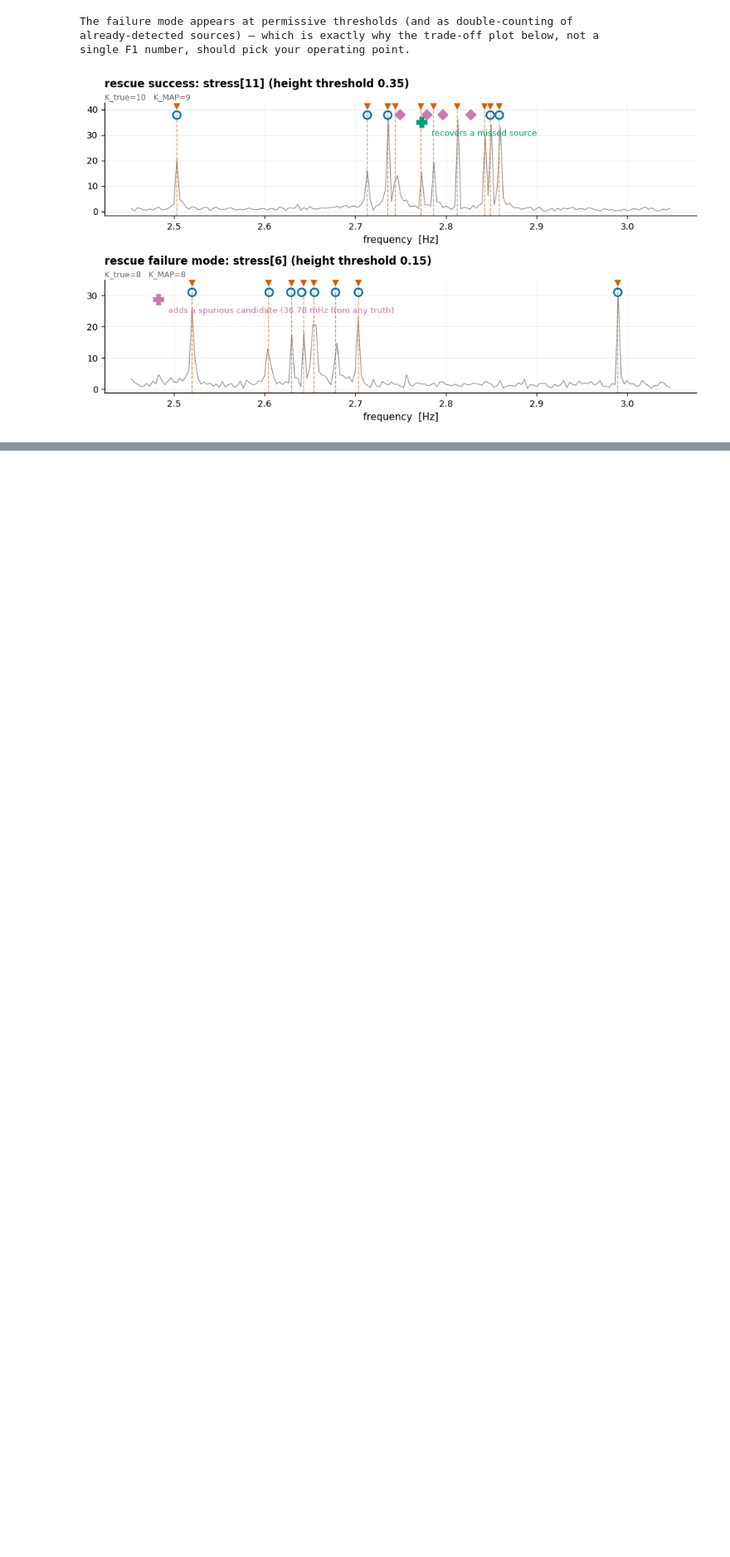
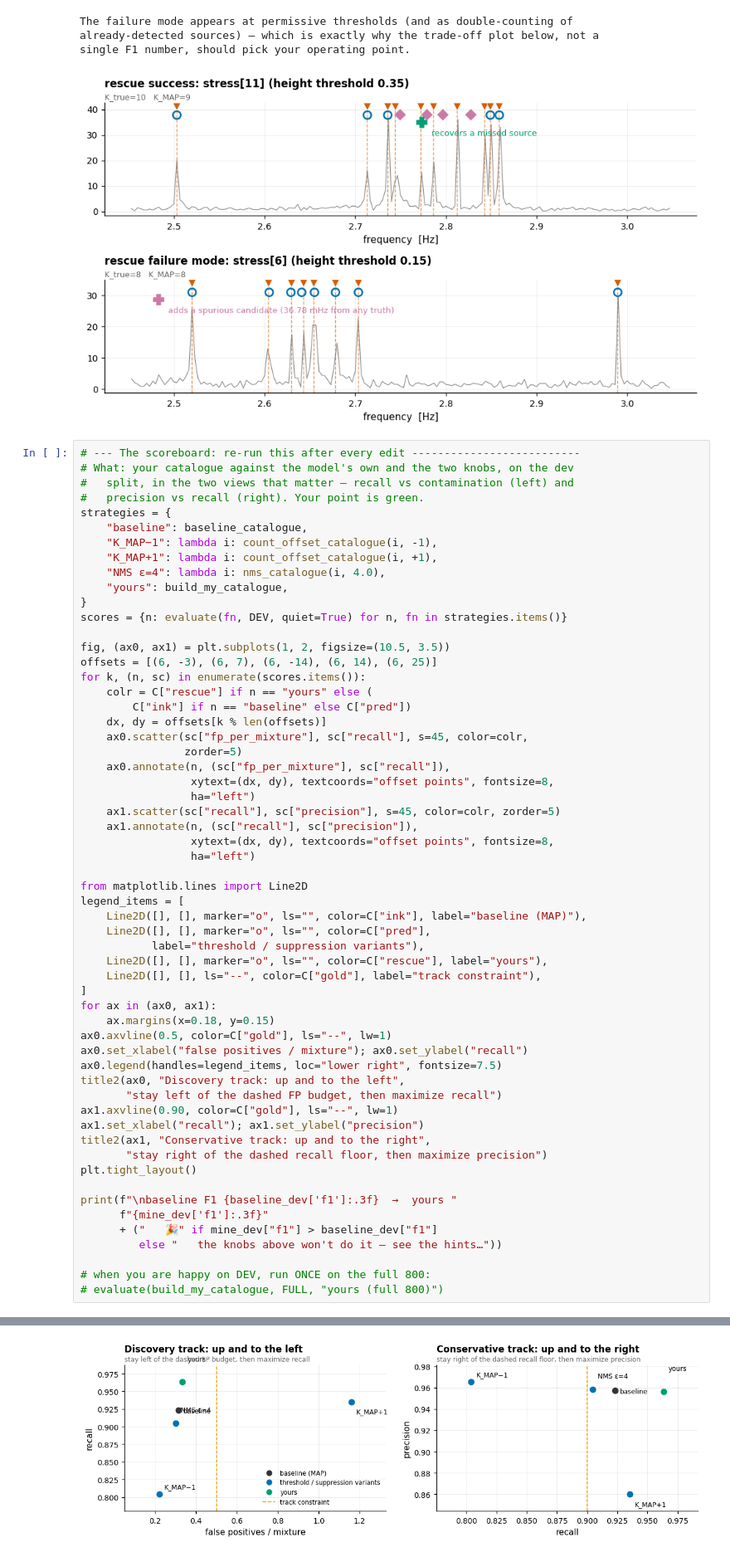
Before and after one commit to nhouba/slotflow-esa-workshop, a Jupyter notebook: slotflow_tutorial_2_solution.ipynb, the cells around one changed output, grey strips where cells are left out. Shown at 83% size. Drawn from its saved outputs; the diff is of its cells as text; blank space fills up the shorter version.

```diff
--- a/slotflow_tutorial_2_solution.ipynb
+++ b/slotflow_tutorial_2_solution.ipynb
@@ -776,3 +811,62 @@ The failure mode appears at permissive thresholds (and as double-counting of
 already-detected sources) — which is exactly why the trade-off plot below, not a
 single F1 number, should pick your operating point.
 [figure]
+# %%
+# --- The scoreboard: re-run this after every edit --------------------------
+# What: your catalogue against the model's own and the two knobs, on the dev
+#   split, in the two views that matter — recall vs contamination (left) and
+#   precision vs recall (right). Your point is green.
+strategies = {
+    "baseline": baseline_catalogue,
+    "K_MAP−1": lambda i: count_offset_catalogue(i, -1),
+    "K_MAP+1": lambda i: count_offset_catalogue(i, +1),
+    "NMS ε=4": lambda i: nms_catalogue(i, 4.0),
+    "yours": build_my_catalogue,
+}
+scores = {n: evaluate(fn, DEV, quiet=True) for n, fn in strategies.items()}
+
+fig, (ax0, ax1) = plt.subplots(1, 2, figsize=(10.5, 3.5))
+offsets = [(6, -3), (6, 7), (6, -14), (6, 14), (6, 25)]
+for k, (n, sc) in enumerate(scores.items()):
+    colr = C["rescue"] if n == "yours" else (
+        C["ink"] if n == "baseline" else C["pred"])
+    dx, dy = offsets[k % len(offsets)]
+    ax0.scatter(sc["fp_per_mixture"], sc["recall"], s=45, color=colr,
+                zorder=5)
+    ax0.annotate(n, (sc["fp_per_mixture"], sc["recall"]),
+                 xytext=(dx, dy), textcoords="offset points", fontsize=8,
+                 ha="left")
+    ax1.scatter(sc["recall"], sc["precision"], s=45, color=colr, zorder=5)
+    ax1.annotate(n, (sc["recall"], sc["precision"]),
+                 xytext=(dx, dy), textcoords="offset points", fontsize=8,
+                 ha="left")
+
+from matplotlib.lines import Line2D
+legend_items = [
+    Line2D([], [], marker="o", ls="", color=C["ink"], label="baseline (MAP)"),
+    Line2D([], [], marker="o", ls="", color=C["pred"],
+           label="threshold / suppression variants"),
+    Line2D([], [], marker="o", ls="", color=C["rescue"], label="yours"),
+    Line2D([], [], ls="--", color=C["gold"], label="track constraint"),
+]
+for ax in (ax0, ax1):
+    ax.margins(x=0.18, y=0.15)
+ax0.axvline(0.5, color=C["gold"], ls="--", lw=1)
+ax0.set_xlabel("false positives / mixture"); ax0.set_ylabel("recall")
+ax0.legend(handles=legend_items, loc="lower right", fontsize=7.5)
+title2(ax0, "Discovery track: up and to the left",
+       "stay left of the dashed FP budget, then maximize recall")
+ax1.axvline(0.90, color=C["gold"], ls="--", lw=1)
+ax1.set_xlabel("recall"); ax1.set_ylabel("precision")
+title2(ax1, "Conservative track: up and to the right",
+       "stay right of the dashed recall floor, then maximize precision")
+plt.tight_layout()
+
+print(f"\nbaseline F1 {baseline_dev['f1']:.3f}  →  yours "
+      f"{mine_dev['f1']:.3f}"
+      + ("   🎉" if mine_dev["f1"] > baseline_dev["f1"]
+         else "   the knobs above won't do it — see the hints…"))
+
+# when you are happy on DEV, run ONCE on the full 800:
+# evaluate(build_my_catalogue, FULL, "yours (full 800)")
+# %% [output]
@@ -779,3 +874,4 @@ single F1 number, should pick your operating point.
+[figure, added]
 # %%
 # --- The final trade-off map: every strategy on one canvas -----------------
 strategies = {
```
Also changed, not shown: parts of 2 cells of this notebook, 4 other files.
